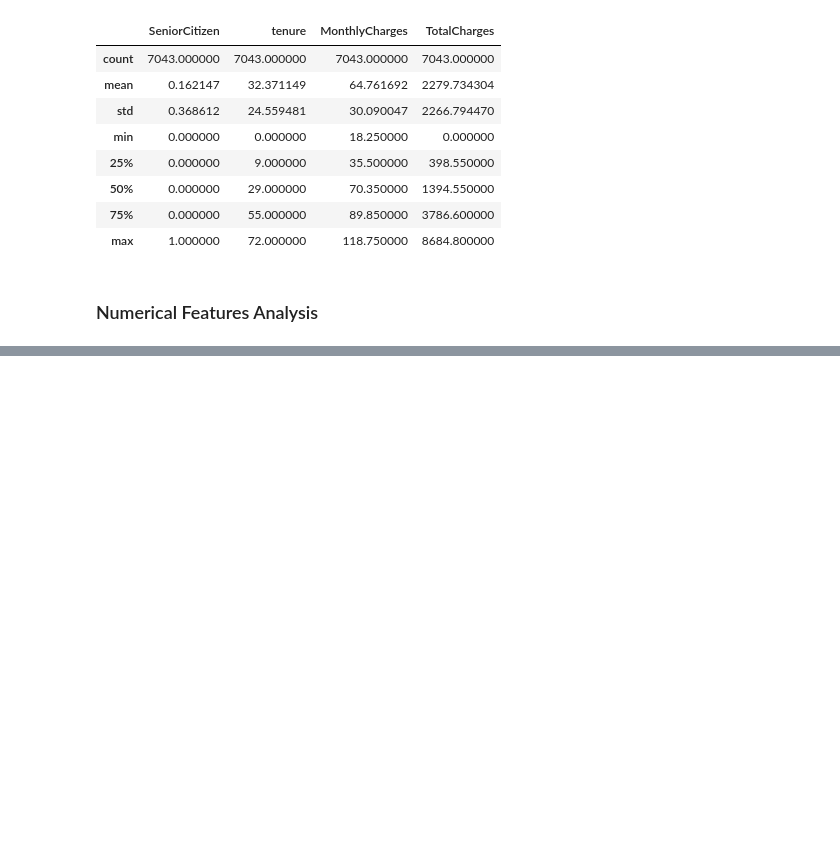
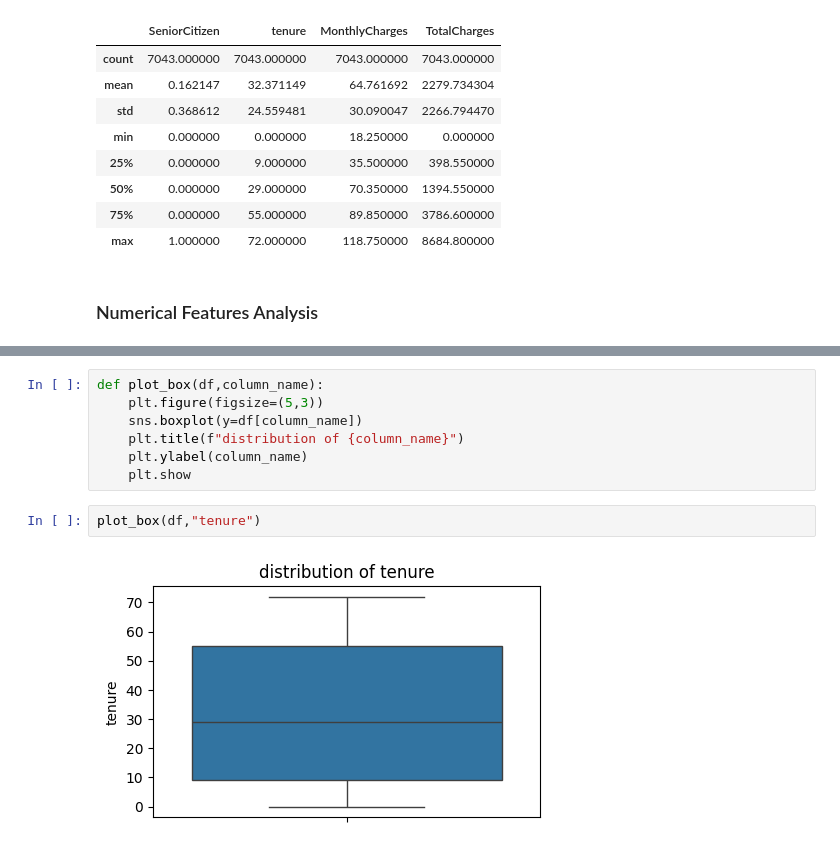
Before and after one commit to Harsh-Yadav-664/customer-churn-prediction, a Jupyter notebook: main.ipynb, the cells around one changed output, grey strips where cells are left out. Drawn from its saved outputs; the diff is of its cells as text; blank space fills up the shorter version.

```diff
--- a/main.ipynb
+++ b/main.ipynb
@@ -188,0 +217,11 @@ df.describe()
+# %%
+def plot_box(df,column_name):
+    plt.figure(figsize=(5,3))
+    sns.boxplot(y=df[column_name])
+    plt.title(f"distribution of {column_name}")
+    plt.ylabel(column_name)
+    plt.show
+# %%
+plot_box(df,"tenure")
+# %% [output]
+[figure, added]
```
Also changed, not shown: parts of 8 cells of this notebook.
